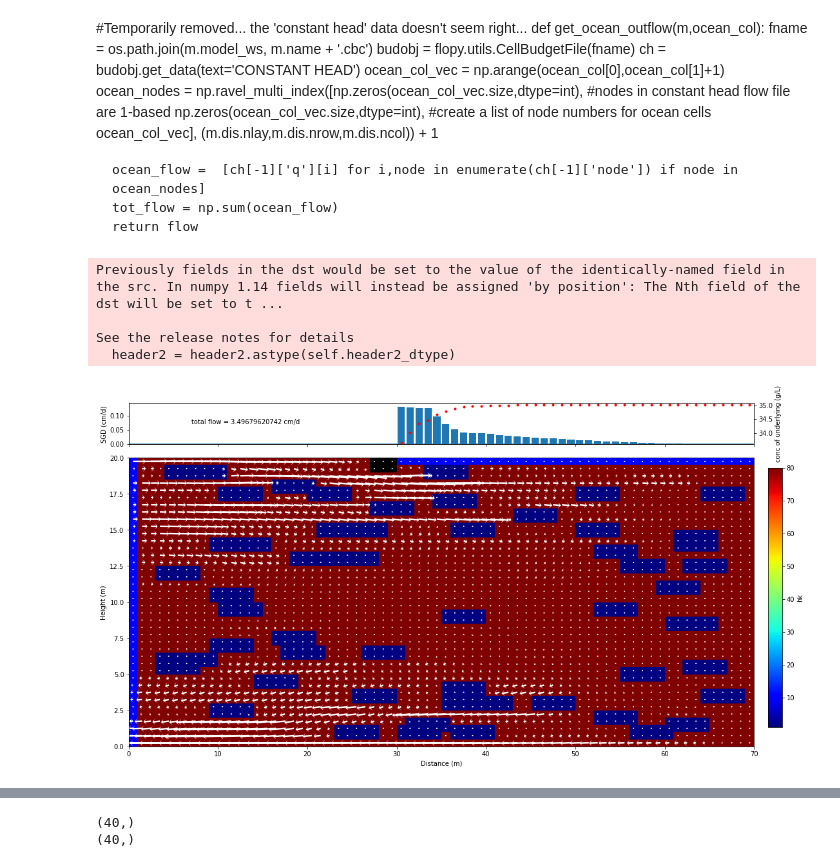
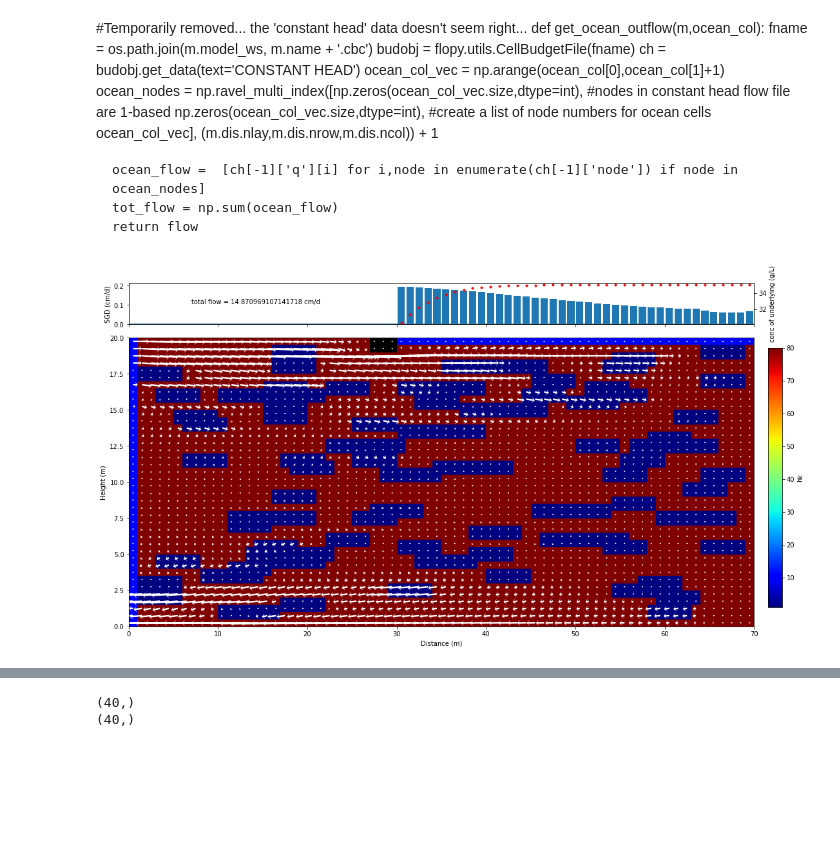
Before and after one commit to igotchalk/DelawareSGD, a Jupyter notebook: DelawareSGD.ipynb, the cells around one changed output, grey strips where cells are left out. Saved outputs shown, nothing was run; the diff lists cells and outputs as text; code cells hidden in the pictures; blank space fills up the shorter version.

```diff
--- a/DelawareSGD.ipynb
+++ b/DelawareSGD.ipynb
@@ -445,7 +437,7 @@ conc[np.where(ibound != 1)] = np.nan
 # Make head and quiver plot
 import utils
 printyn = 0
-rowslice = 0
+rowslice = 1
 f, axs = plt.subplots(2,1, sharex=True, figsize=(15, 8),
                      gridspec_kw = {'height_ratios':[1, 7]})
 plt.tight_layout()
@@ -454,45 +446,41 @@ plt.tight_layout()
 mm = flopy.plot.ModelCrossSection(ax=axs[1], model=m, line={'row':rowslice})
 cpatchcollection,label = plot_background(mm,hk,'hk')
 mm.plot_ibound()
-plotdischarge(m.name,model_ws,color='white',kstpkper_ind=-1,scale=1);
+plotdischarge(m.name,m.model_ws,color='white',kstpkper_ind=-1,scale=1);
 plt.xlabel('Distance (m)')
 plt.ylabel('Height (m)')
 
 #plot SGD
 ocean_flow = 100 * np.asarray(utils.get_ocean_outflow_chd(m,ocean_bool))
 
 plt.sca(axs[0]) #set current axes
 plt.bar(np.arange(ocean_col[0],ocean_col[1]+1)+delc/2,
         ocean_flow[:,rowslice,:][ocean_bool[:,rowslice,:]])
 axs[0].axhline()
 axs[0].set_ylim(np.min(ocean_flow)*0.9,np.max(ocean_flow)*1.1)
 plt.ylabel('SGD (cm/d)')
 axs[0].annotate('total flow = ' + str(np.sum(ocean_flow)) + ' cm/d', xy=(.1,.5),
             xytext=(0.1, 0.5), xycoords='axes fraction', textcoords='axes fraction')
 
 #Plot salt content of cells beneath outflow
 ocean_below_vec = (ocean_col_vec[0]+1,) +ocean_col_vec[1:]
 ocean_salt_outflow = get_salt_outflow(m,ocean_below_vec)
 axs02 = axs[0].twinx()
 plt.plot(ocean_col_vec[2]+delc/2 , ocean_salt_outflow,'r.')
 #axs02.set_ylim(0,Csalt)
 
 plt.ylabel('conc of underlying (g/L)')
 
 #align plots and set colorbar
 f.subplots_adjust(right=0.93)
 cbar_ax = f.add_axes([0.95, 0.1, 0.02, 0.7])
 cb = f.colorbar(cpatchcollection,cax=cbar_ax)
 cb.set_label(label)
 if printyn == 1:
     plt.savefig(os.path.join(model_ws, modelname + '_flow_vectors.png'),dpi=300)
 plt.show()
 # %% [output]
-Previously fields in the dst would be set to the value of the identically-named field in the src. In numpy 1.14 fields will instead be assigned 'by position': The Nth field of the dst will be set to t ...
-
-See the release notes for details
-  header2 = header2.astype(self.header2_dtype)
-[figure, old version]
+[figure, new version]
 # %%
 # Load the mas file and make a plot of total mass in aquifer versus time
 fname = os.path.join(model_ws, 'MT3D001.MAS')
```
Also changed, not shown: parts of 26 cells of this notebook, 46 other files.
